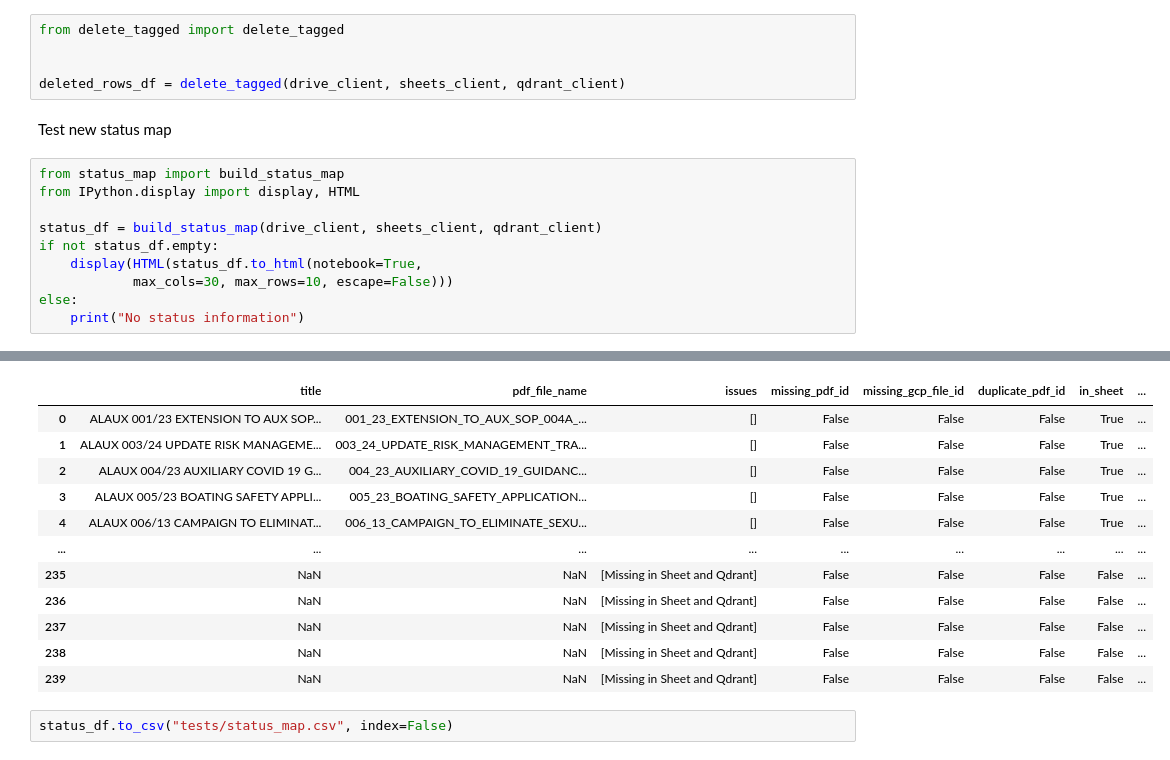
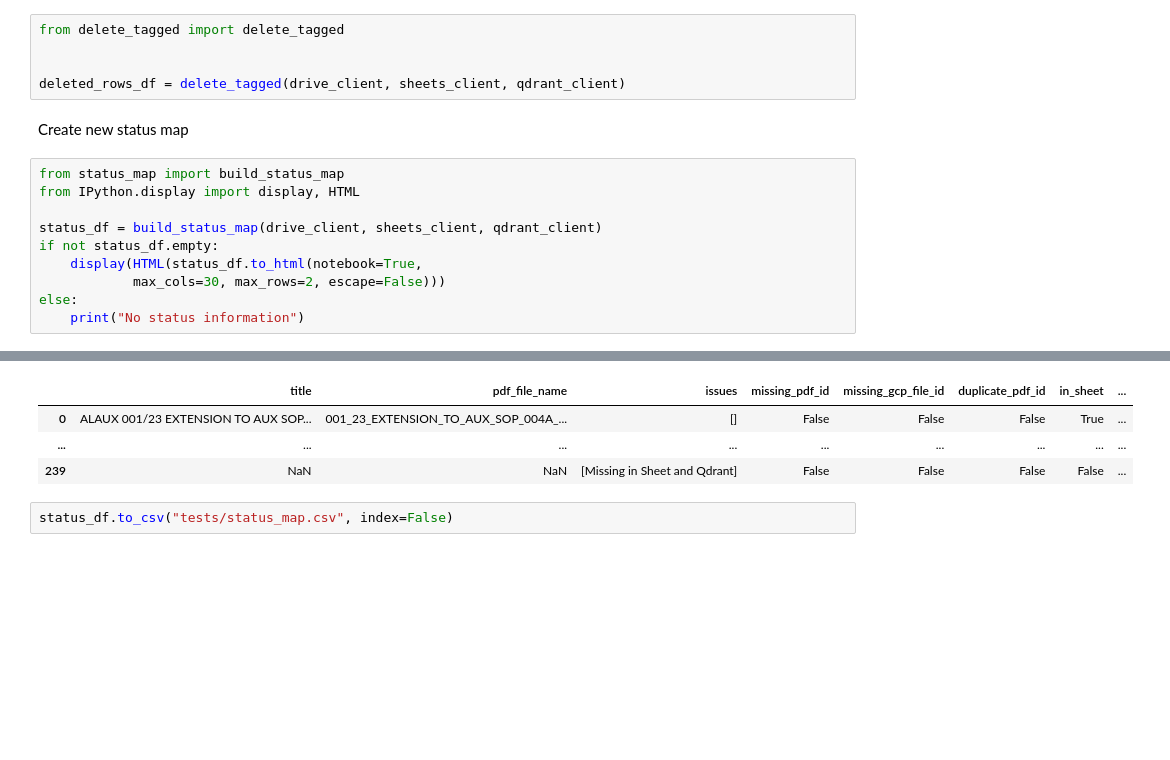
Before and after one commit to drew-wks/uscgaux, a Jupyter notebook: testy.ipynb, the cells around one changed output, grey strips where cells are left out. Cells and saved outputs as stored; diff of their text form; blank space fills up the shorter version.

```diff
--- a/testy.ipynb
+++ b/testy.ipynb
@@ -101,7 +99,7 @@ from delete_tagged import delete_tagged
 
 deleted_rows_df = delete_tagged(drive_client, sheets_client, qdrant_client)
 # %% [markdown]
-Test new status map
+Create new status map
 # %%
 from status_map import build_status_map
 from IPython.display import display, HTML
@@ -109,7 +107,7 @@ from IPython.display import display, HTML
 status_df = build_status_map(drive_client, sheets_client, qdrant_client)
 if not status_df.empty:
     display(HTML(status_df.to_html(notebook=True,
-            max_cols=30, max_rows=10, escape=False)))
+            max_cols=30, max_rows=2, escape=False)))
 else:
     print("No status information")
 # %% [output]
@@ -133,14 +131,6 @@ else:
 |  | title | pdf_file_name | issues | missing_pdf_id | missing_gcp_file_id | duplicate_pdf_id | in_sheet | ... |
 | 0 | ALAUX 001/23 EXTENSION TO AUX SOP... | 001_23_EXTENSION_TO_AUX_SOP_004A_... | [] | False | False | False | True | ... |
-| 1 | ALAUX 003/24 UPDATE RISK MANAGEME... | 003_24_UPDATE_RISK_MANAGEMENT_TRA... | [] | False | False | False | True | ... |
-| 2 | ALAUX 004/23 AUXILIARY COVID 19 G... | 004_23_AUXILIARY_COVID_19_GUIDANC... | [] | False | False | False | True | ... |
-| 3 | ALAUX 005/23 BOATING SAFETY APPLI... | 005_23_BOATING_SAFETY_APPLICATION... | [] | False | False | False | True | ... |
-| 4 | ALAUX 006/13 CAMPAIGN TO ELIMINAT... | 006_13_CAMPAIGN_TO_ELIMINATE_SEXU... | [] | False | False | False | True | ... |
 | ... | ... | ... | ... | ... | ... | ... | ... | ... |
-| 235 | NaN | NaN | [Missing in Sheet and Qdrant] | False | False | False | False | ... |
-| 236 | NaN | NaN | [Missing in Sheet and Qdrant] | False | False | False | False | ... |
-| 237 | NaN | NaN | [Missing in Sheet and Qdrant] | False | False | False | False | ... |
-| 238 | NaN | NaN | [Missing in Sheet and Qdrant] | False | False | False | False | ... |
 | 239 | NaN | NaN | [Missing in Sheet and Qdrant] | False | False | False | False | ... |
 # %%
 status_df.to_csv("tests/status_map.csv", index=False)
```
Also changed, not shown: parts of 4 cells of this notebook, 1 other file.
